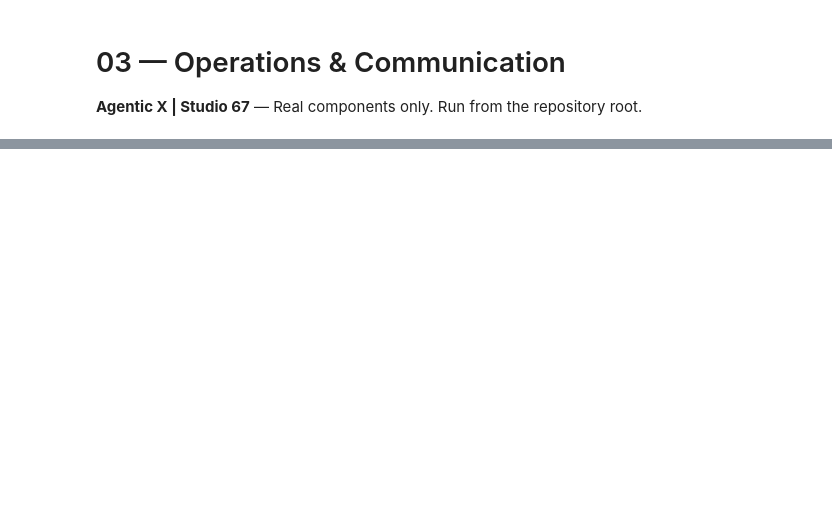
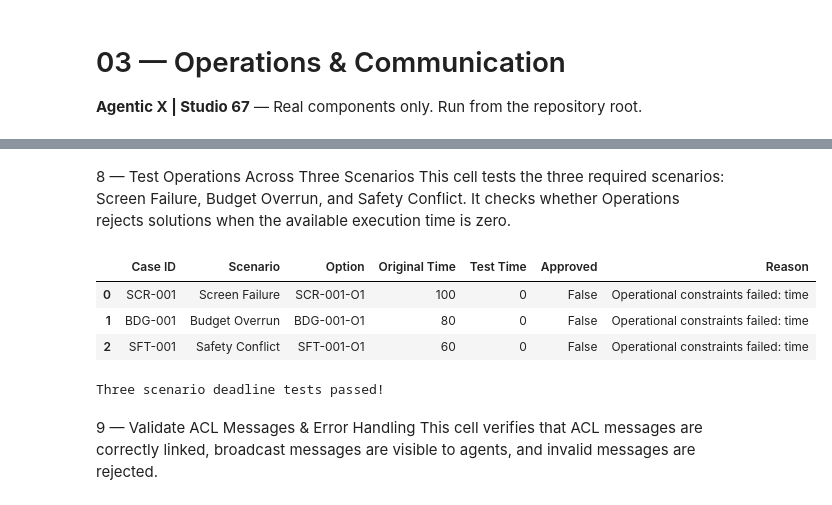
Before and after one commit to ProjectsSpaceHub/AgenticX, a Jupyter notebook: notebooks/03_Operations_Communication.ipynb, the cells around one changed output, grey strips where cells are left out. Saved outputs shown, nothing was run; the diff lists cells and outputs as text; code cells hidden in the pictures; blank space fills up the shorter version.

```diff
--- a/notebooks/03_Operations_Communication.ipynb
+++ b/notebooks/03_Operations_Communication.ipynb
@@ -51,0 +646,54 @@ print('ACL messages are schema-valid.')
+# %% [markdown]
+8 — Test Operations Across Three Scenarios
+This cell tests the three required scenarios: Screen Failure, Budget Overrun, and Safety Conflict. It checks whether Operations rejects solutions when the available execution time is zero.
+# %%
+scenario_results = []
+
+for case_id in ["SCR-001", "BDG-001", "SFT-001"]:
+
+    scenario_case, scenario_options = get_case(case_id)
+
+    selected_option = next(
+        option for option in scenario_options
+        if float(option.get("duration_min") or 0) > 0
+    )
+
+    # Test override: zero minutes remaining
+    test_case = scenario_case.copy()
+    test_case["time_left_min"] = 0
+
+    result = operations_agent.evaluate(
+        test_case,
+        selected_option
+    )
+
+    assert result.approved is False
+    assert "time" in result.reason
+
+    scenario_results.append({
+        "Case ID": case_id,
+        "Scenario": scenario_case["scenario"],
+        "Option": selected_option["option_id"],
+        "Original Time": scenario_case["time_left_min"],
+        "Test Time": 0,
+        "Approved": result.approved,
+        "Reason": result.reason
+    })
+
+scenario_df = pd.DataFrame(scenario_results)
+
+display(scenario_df)
+
+assert len(scenario_df) == 3
+assert not scenario_df["Approved"].any()
+
+print("Three scenario deadline tests passed!")
+# %% [output]
+|  | Case ID | Scenario | Option | Original Time | Test Time | Approved | Reason |
+| 0 | SCR-001 | Screen Failure | SCR-001-O1 | 100 | 0 | False | Operational constraints failed: time |
+| 1 | BDG-001 | Budget Overrun | BDG-001-O1 | 80 | 0 | False | Operational constraints failed: time |
+| 2 | SFT-001 | Safety Conflict | SFT-001-O1 | 60 | 0 | False | Operational constraints failed: time |
+Three scenario deadline tests passed!
+# %% [markdown]
+9 — Validate ACL Messages & Error Handling
+This cell verifies that ACL messages are correctly linked, broadcast messages are visible to agents, and invalid messages are rejected.
```
Also changed, not shown: parts of 36 cells of this notebook.
